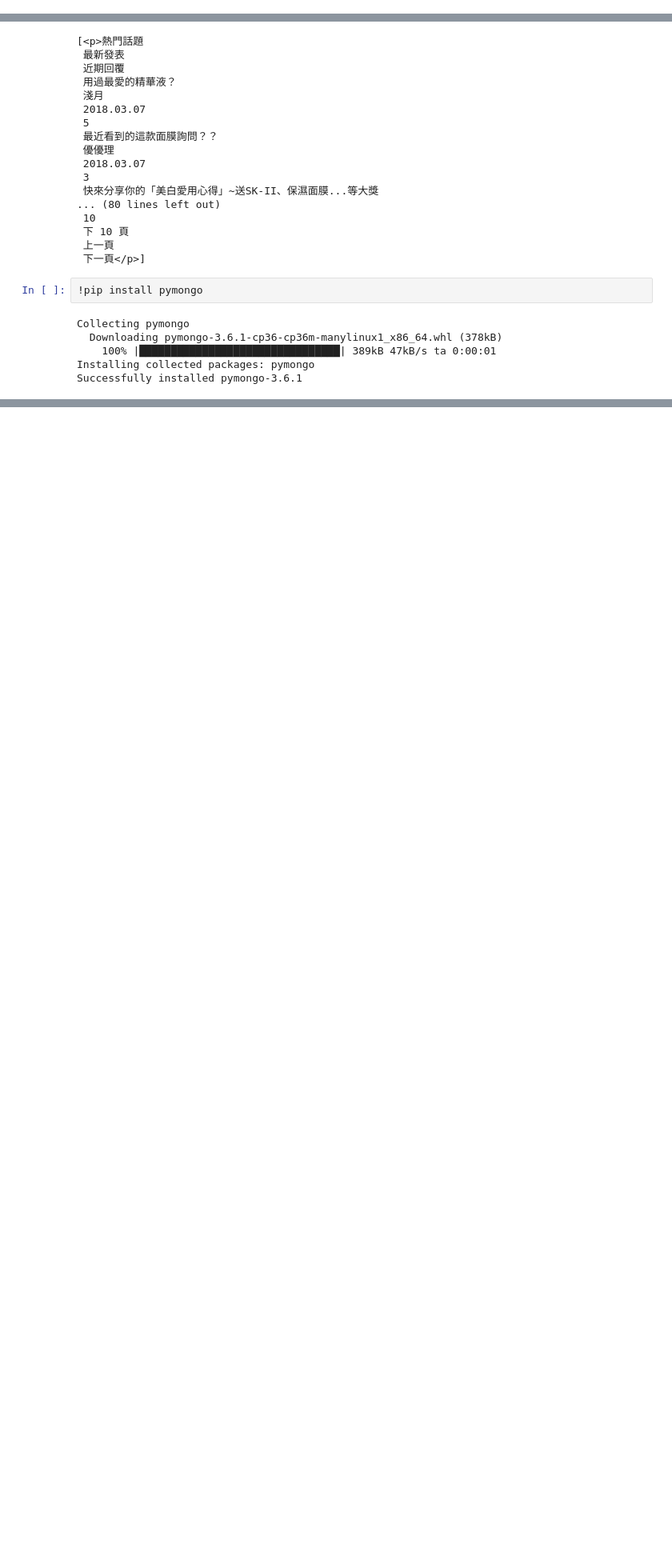
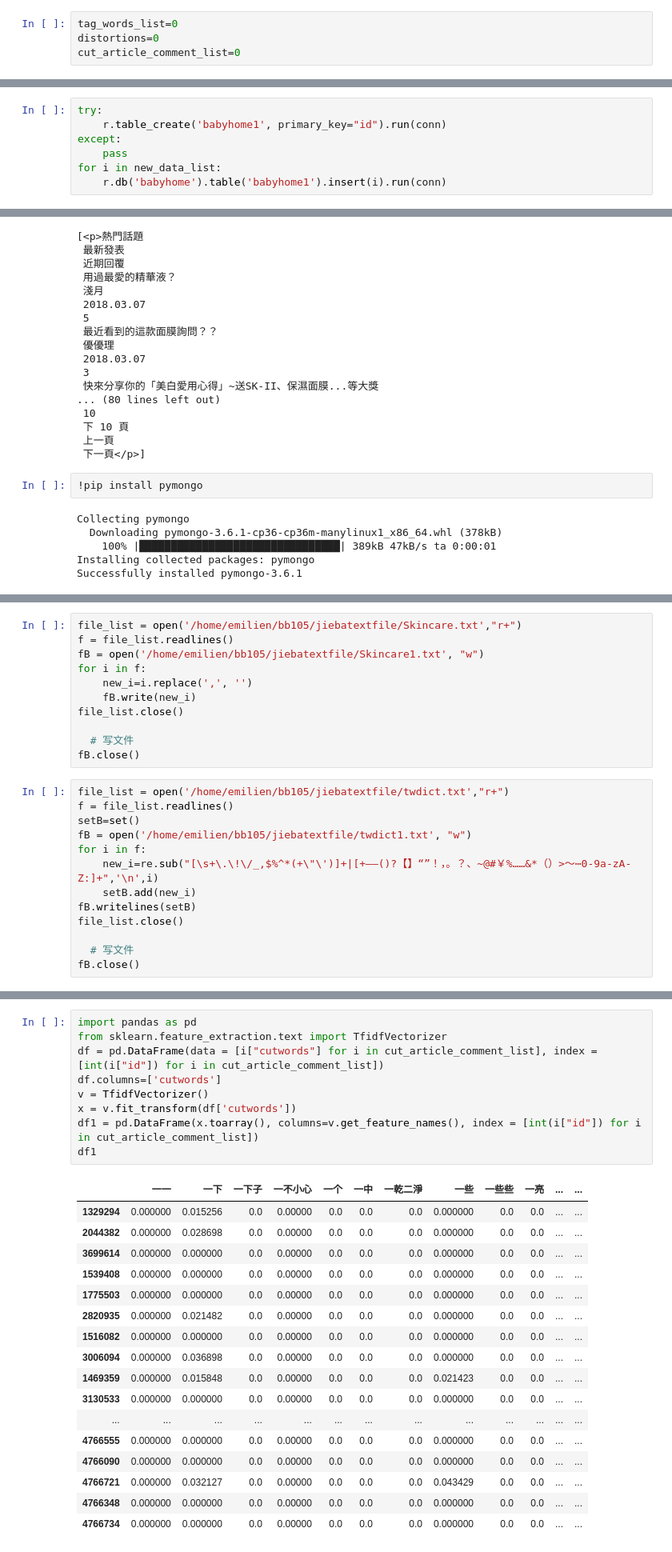
Before and after one commit to EmilienLee/Class_coindesk, a Jupyter notebook: babyhome.ipynb, the cells around one changed output, grey strips where cells are left out. Shown at 80% size. Saved outputs shown, nothing was run; the diff lists cells and outputs as text; blank space fills up the shorter version.

```diff
--- a/babyhome.ipynb
+++ b/babyhome.ipynb
@@ -213,0 +524,4 @@ for url in url_list:
+# %%
+tag_words_list=0
+distortions=0
+cut_article_comment_list=0
@@ -214,3 +557,10 @@ for url in url_list:
+# %%
+try:
+    r.table_create('babyhome1', primary_key="id").run(conn)
+except:
+    pass
+for i in new_data_list:
+    r.db('babyhome').table('babyhome1').insert(i).run(conn)
 # %%
 !pip install selenium
 # %% [output]
@@ -279,0 +633,24 @@ posts.insert_many(data)
+# %%
+file_list = open('/home/emilien/bb105/jiebatextfile/Skincare.txt',"r+")
+f = file_list.readlines()
+fB = open('/home/emilien/bb105/jiebatextfile/Skincare1.txt', "w")
+for i in f:
+    new_i=i.replace(',', '')
+    fB.write(new_i)
+file_list.close()
+
+  # 写文件
+fB.close()
+# %%
+file_list = open('/home/emilien/bb105/jiebatextfile/twdict.txt',"r+")
+f = file_list.readlines()
+setB=set()
+fB = open('/home/emilien/bb105/jiebatextfile/twdict1.txt', "w")
+for i in f:
+    new_i=re.sub("[\s+\.\!\/_,$%^*(+\"\')]+|[+——()?【】“”！，。？、~@#￥%……&*（）>～⋯0-9a-zA-Z:]+",'\n',i)
+    setB.add(new_i)
+fB.writelines(setB)
+file_list.close()
+
+  # 写文件
+fB.close()
@@ -279,0 +666,27 @@ posts.insert_many(data)
+# %%
+import pandas as pd
+from sklearn.feature_extraction.text import TfidfVectorizer
+df = pd.DataFrame(data = [i["cutwords"] for i in cut_article_comment_list], index = [int(i["id"]) for i in cut_article_comment_list])
+df.columns=['cutwords']
+v = TfidfVectorizer()
+x = v.fit_transform(df['cutwords'])
+df1 = pd.DataFrame(x.toarray(), columns=v.get_feature_names(), index = [int(i["id"]) for i in cut_article_comment_list])
+df1
+# %% [output]
+|  | 一一 | 一下 | 一下子 | 一不小心 | 一个 | 一中 | 一乾二淨 | 一些 | 一些些 | 一亮 | ... | ... |
+| 1329294 | 0.000000 | 0.015256 | 0.0 | 0.00000 | 0.0 | 0.0 | 0.0 | 0.000000 | 0.0 | 0.0 | ... | ... |
+| 2044382 | 0.000000 | 0.028698 | 0.0 | 0.00000 | 0.0 | 0.0 | 0.0 | 0.000000 | 0.0 | 0.0 | ... | ... |
+| 3699614 | 0.000000 | 0.000000 | 0.0 | 0.00000 | 0.0 | 0.0 | 0.0 | 0.000000 | 0.0 | 0.0 | ... | ... |
+| 1539408 | 0.000000 | 0.000000 | 0.0 | 0.00000 | 0.0 | 0.0 | 0.0 | 0.000000 | 0.0 | 0.0 | ... | ... |
+| 1775503 | 0.000000 | 0.000000 | 0.0 | 0.00000 | 0.0 | 0.0 | 0.0 | 0.000000 | 0.0 | 0.0 | ... | ... |
+| 2820935 | 0.000000 | 0.021482 | 0.0 | 0.00000 | 0.0 | 0.0 | 0.0 | 0.000000 | 0.0 | 0.0 | ... | ... |
+| 1516082 | 0.000000 | 0.000000 | 0.0 | 0.00000 | 0.0 | 0.0 | 0.0 | 0.000000 | 0.0 | 0.0 | ... | ... |
+| 3006094 | 0.000000 | 0.036898 | 0.0 | 0.00000 | 0.0 | 0.0 | 0.0 | 0.000000 | 0.0 | 0.0 | ... | ... |
+| 1469359 | 0.000000 | 0.015848 | 0.0 | 0.00000 | 0.0 | 0.0 | 0.0 | 0.021423 | 0.0 | 0.0 | ... | ... |
+| 3130533 | 0.000000 | 0.000000 | 0.0 | 0.00000 | 0.0 | 0.0 | 0.0 | 0.000000 | 0.0 | 0.0 | ... | ... |
+| ... | ... | ... | ... | ... | ... | ... | ... | ... | ... | ... | ... | ... |
+| 4766555 | 0.000000 | 0.000000 | 0.0 | 0.00000 | 0.0 | 0.0 | 0.0 | 0.000000 | 0.0 | 0.0 | ... | ... |
+| 4766090 | 0.000000 | 0.000000 | 0.0 | 0.00000 | 0.0 | 0.0 | 0.0 | 0.000000 | 0.0 | 0.0 | ... | ... |
+| 4766721 | 0.000000 | 0.032127 | 0.0 | 0.00000 | 0.0 | 0.0 | 0.0 | 0.043429 | 0.0 | 0.0 | ... | ... |
+| 4766348 | 0.000000 | 0.000000 | 0.0 | 0.00000 | 0.0 | 0.0 | 0.0 | 0.000000 | 0.0 | 0.0 | ... | ... |
+| 4766734 | 0.000000 | 0.000000 | 0.0 | 0.00000 | 0.0 | 0.0 | 0.0 | 0.000000 | 0.0 | 0.0 | ... | ... |
```
Also changed, not shown: parts of 43 cells of this notebook.
